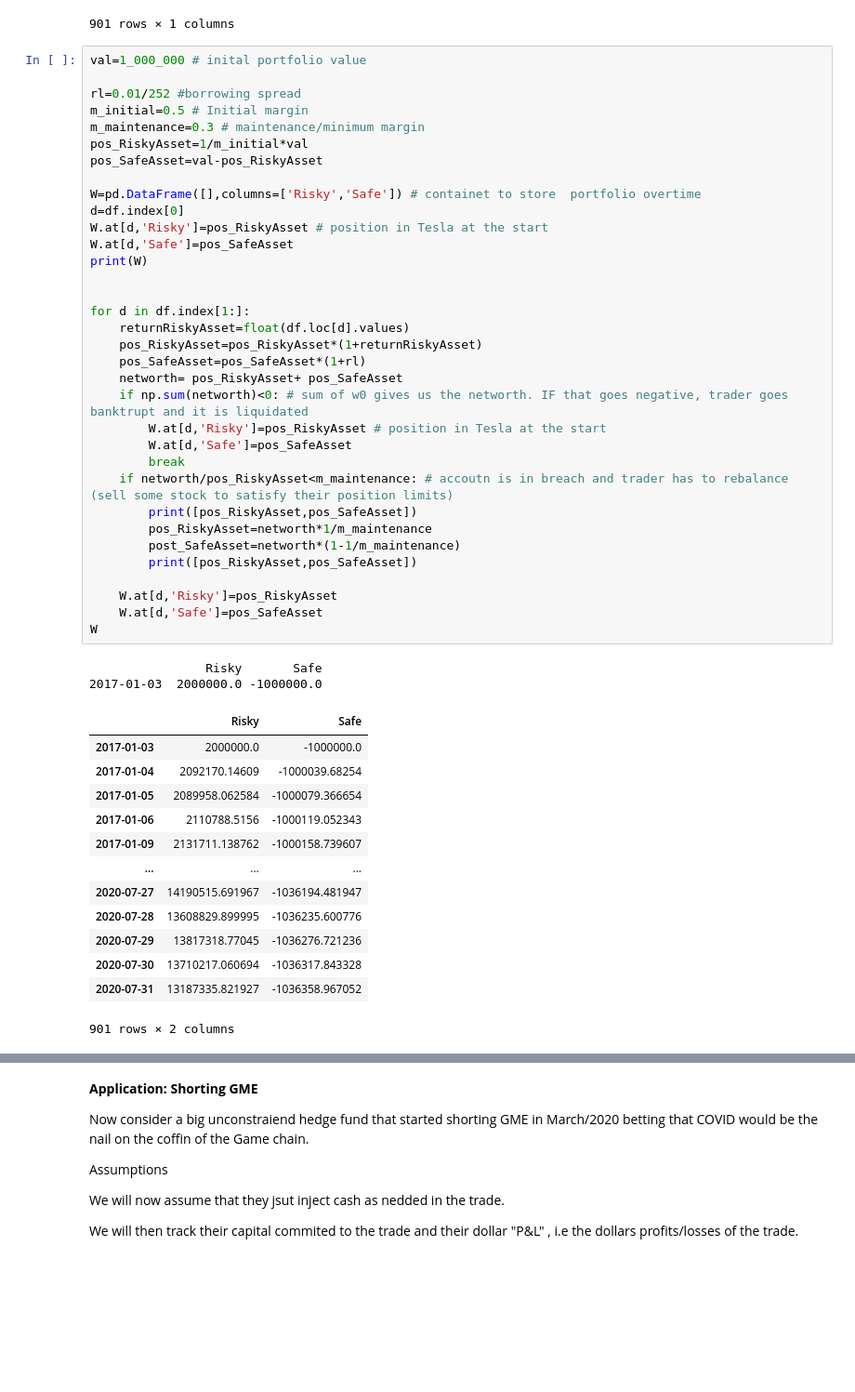
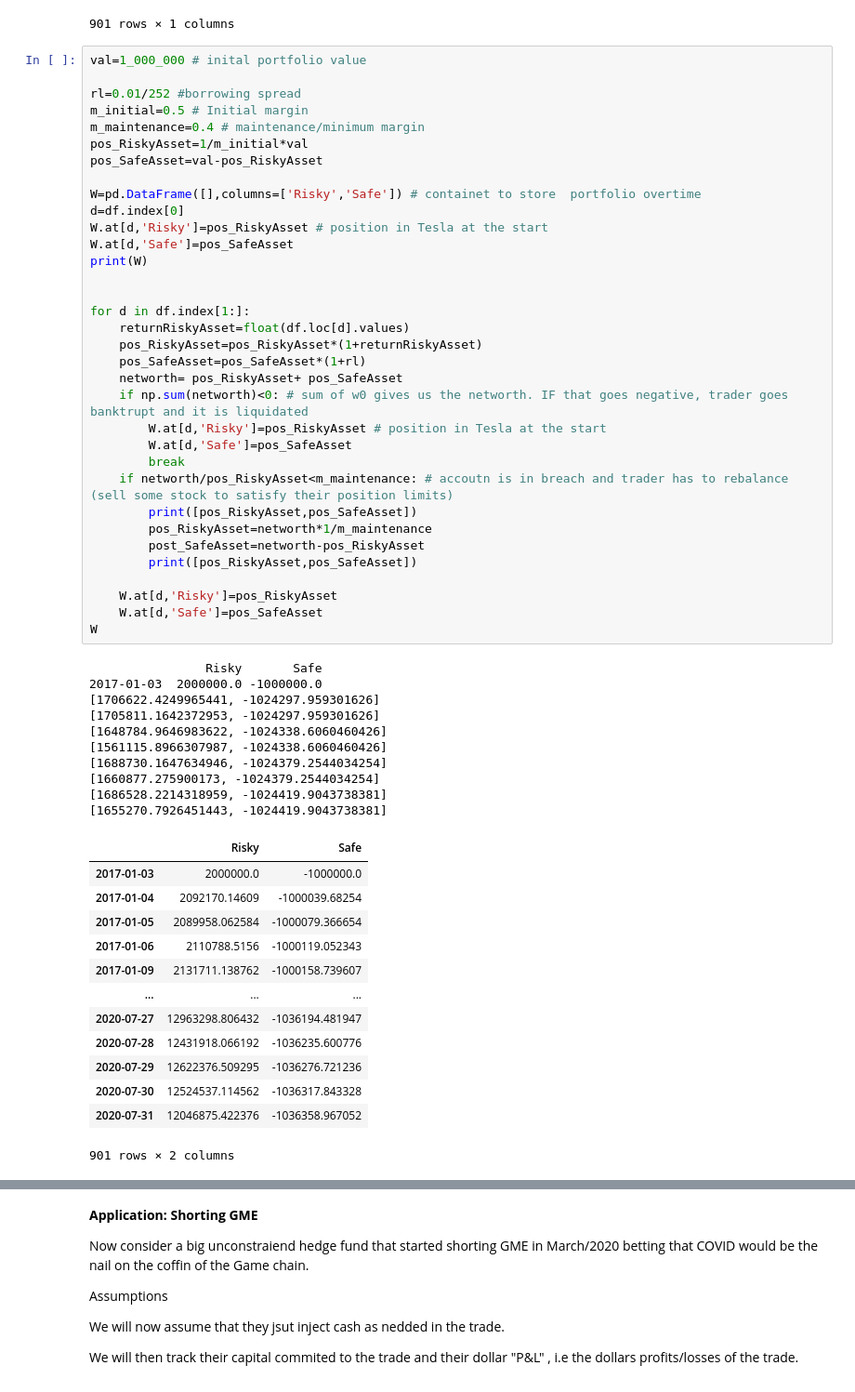
Before and after one commit to amoreira2/Lectures, a Jupyter notebook: chapters/Finance/LeverageandShorting.ipynb, the cells around one changed output, grey strips where cells are left out. Shown: that part at 93% size. Drawn from its saved outputs; the diff is of its cells as text; blank space fills up the shorter version.

```diff
--- a/chapters/Finance/LeverageandShorting.ipynb
+++ b/chapters/Finance/LeverageandShorting.ipynb
@@ -181,7 +181,7 @@ val=1_000_000 # inital portfolio value
 
 rl=0.01/252 #borrowing spread
 m_initial=0.5 # Initial margin
-m_maintenance=0.3 # maintenance/minimum margin
+m_maintenance=0.4 # maintenance/minimum margin
 pos_RiskyAsset=1/m_initial*val
 pos_SafeAsset=val-pos_RiskyAsset
 
@@ -192,39 +192,47 @@ W.at[d,'Safe']=pos_SafeAsset
 print(W)
 
 
 for d in df.index[1:]:
     returnRiskyAsset=float(df.loc[d].values)
     pos_RiskyAsset=pos_RiskyAsset*(1+returnRiskyAsset)
     pos_SafeAsset=pos_SafeAsset*(1+rl)
     networth= pos_RiskyAsset+ pos_SafeAsset
     if np.sum(networth)<0: # sum of w0 gives us the networth. IF that goes negative, trader goes banktrupt and it is liquidated
         W.at[d,'Risky']=pos_RiskyAsset # position in Tesla at the start
         W.at[d,'Safe']=pos_SafeAsset
         break
     if networth/pos_RiskyAsset<m_maintenance: # accoutn is in breach and trader has to rebalance (sell some stock to satisfy their position limits)
         print([pos_RiskyAsset,pos_SafeAsset])
         pos_RiskyAsset=networth*1/m_maintenance
-        post_SafeAsset=networth*(1-1/m_maintenance)
+        post_SafeAsset=networth-pos_RiskyAsset
         print([pos_RiskyAsset,pos_SafeAsset])
 
     W.at[d,'Risky']=pos_RiskyAsset
     W.at[d,'Safe']=pos_SafeAsset
 W
 # %% [output]
                 Risky       Safe
 2017-01-03  2000000.0 -1000000.0
+[1706622.4249965441, -1024297.959301626]
+[1705811.1642372953, -1024297.959301626]
+[1648784.9646983622, -1024338.6060460426]
+[1561115.8966307987, -1024338.6060460426]
+[1688730.1647634946, -1024379.2544034254]
+[1660877.275900173, -1024379.2544034254]
+[1686528.2214318959, -1024419.9043738381]
+[1655270.7926451443, -1024419.9043738381]
 |  | Risky | Safe |
 | 2017-01-03 | 2000000.0 | -1000000.0 |
 | 2017-01-04 | 2092170.14609 | -1000039.68254 |
 | 2017-01-05 | 2089958.062584 | -1000079.366654 |
 | 2017-01-06 | 2110788.5156 | -1000119.052343 |
 | 2017-01-09 | 2131711.138762 | -1000158.739607 |
 | ... | ... | ... |
-| 2020-07-27 | 14190515.691967 | -1036194.481947 |
-| 2020-07-28 | 13608829.899995 | -1036235.600776 |
-| 2020-07-29 | 13817318.77045 | -1036276.721236 |
-| 2020-07-30 | 13710217.060694 | -1036317.843328 |
-| 2020-07-31 | 13187335.821927 | -1036358.967052 |
+| 2020-07-27 | 12963298.806432 | -1036194.481947 |
+| 2020-07-28 | 12431918.066192 | -1036235.600776 |
+| 2020-07-29 | 12622376.509295 | -1036276.721236 |
+| 2020-07-30 | 12524537.114562 | -1036317.843328 |
+| 2020-07-31 | 12046875.422376 | -1036358.967052 |
 901 rows × 2 columns
 # %%
 (W.sum(axis=1)/1e6).plot(logy=False)
```
Also changed, not shown: parts of 8 cells of this notebook.
